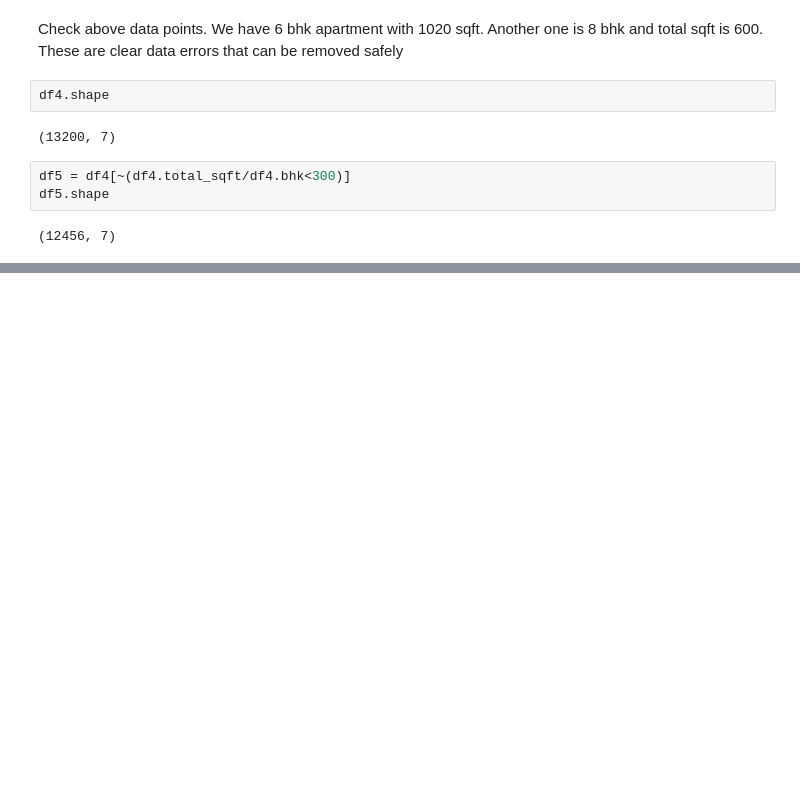
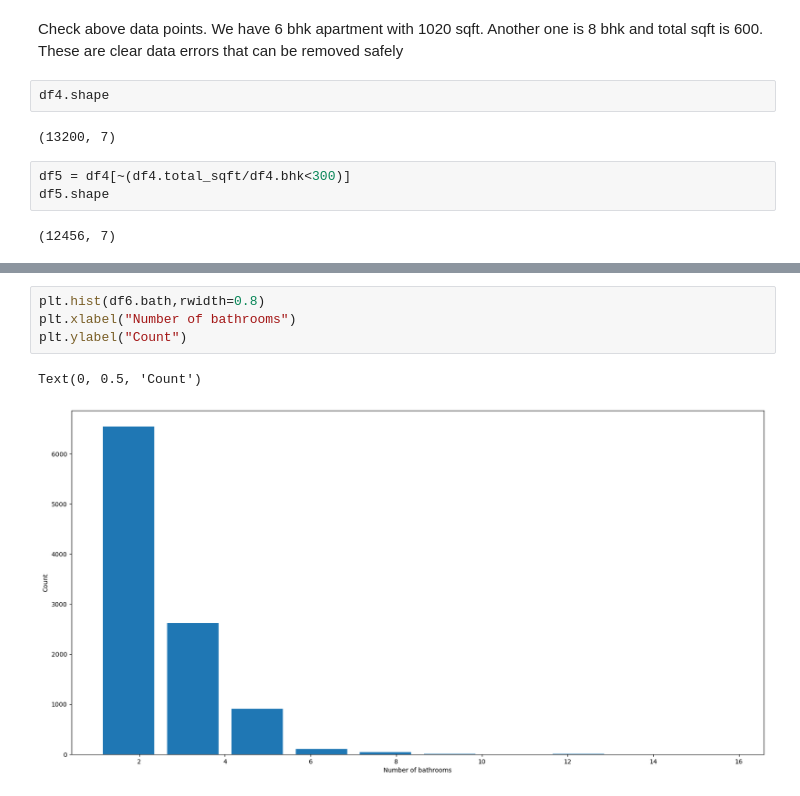
Before and after one commit to Subhash50762Ratnani/TECHNOHACKS-EDUTECH-INTERNSHIP-TASK-1, a Jupyter notebook: Subhash TECHNOHACKS EDUTECH.ipynb, the cells around one changed output, grey strips where cells are left out. Drawn from its saved outputs; the diff is of its cells as text; blank space fills up the shorter version.

```diff
--- a/Subhash TECHNOHACKS EDUTECH.ipynb
+++ b/Subhash TECHNOHACKS EDUTECH.ipynb
@@ -297,0 +383,7 @@ df5.shape
+# %%
+plt.hist(df6.bath,rwidth=0.8)
+plt.xlabel("Number of bathrooms")
+plt.ylabel("Count")
+# %% [output]
+Text(0, 0.5, 'Count')
+[figure, added]
```
Also changed, not shown: parts of 20 cells of this notebook.
